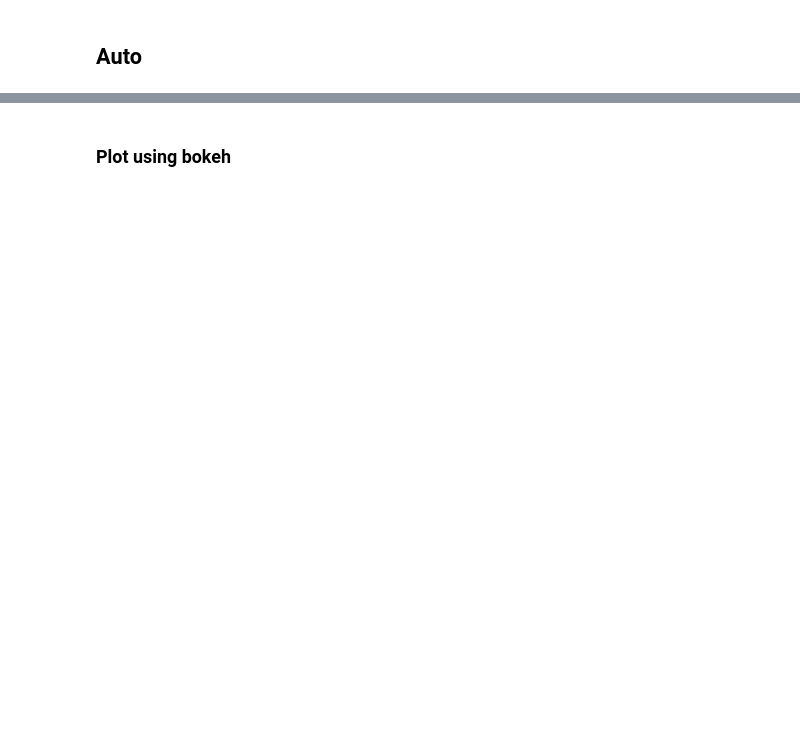
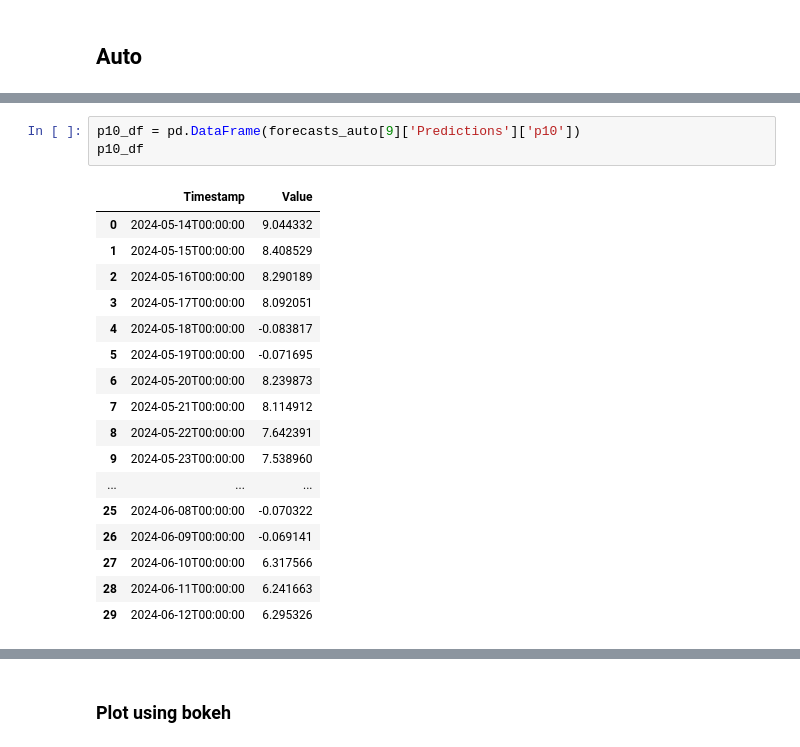
Before and after one commit to katjes733/aws-forecasting, a Jupyter notebook: forecasting.ipynb, the cells around one changed output, grey strips where cells are left out. Drawn from its saved outputs; the diff is of its cells as text; blank space fills up the shorter version.

```diff
--- a/forecasting.ipynb
+++ b/forecasting.ipynb
@@ -611,0 +751,21 @@ forecasts_auto
+# %%
+p10_df = pd.DataFrame(forecasts_auto[9]['Predictions']['p10'])
+p10_df
+# %% [output]
+|  | Timestamp | Value |
+| 0 | 2024-05-14T00:00:00 | 9.044332 |
+| 1 | 2024-05-15T00:00:00 | 8.408529 |
+| 2 | 2024-05-16T00:00:00 | 8.290189 |
+| 3 | 2024-05-17T00:00:00 | 8.092051 |
+| 4 | 2024-05-18T00:00:00 | -0.083817 |
+| 5 | 2024-05-19T00:00:00 | -0.071695 |
+| 6 | 2024-05-20T00:00:00 | 8.239873 |
+| 7 | 2024-05-21T00:00:00 | 8.114912 |
+| 8 | 2024-05-22T00:00:00 | 7.642391 |
+| 9 | 2024-05-23T00:00:00 | 7.538960 |
+| ... | ... | ... |
+| 25 | 2024-06-08T00:00:00 | -0.070322 |
+| 26 | 2024-06-09T00:00:00 | -0.069141 |
+| 27 | 2024-06-10T00:00:00 | 6.317566 |
+| 28 | 2024-06-11T00:00:00 | 6.241663 |
+| 29 | 2024-06-12T00:00:00 | 6.295326 |
```
Also changed, not shown: parts of 52 cells of this notebook, 1 other file.
